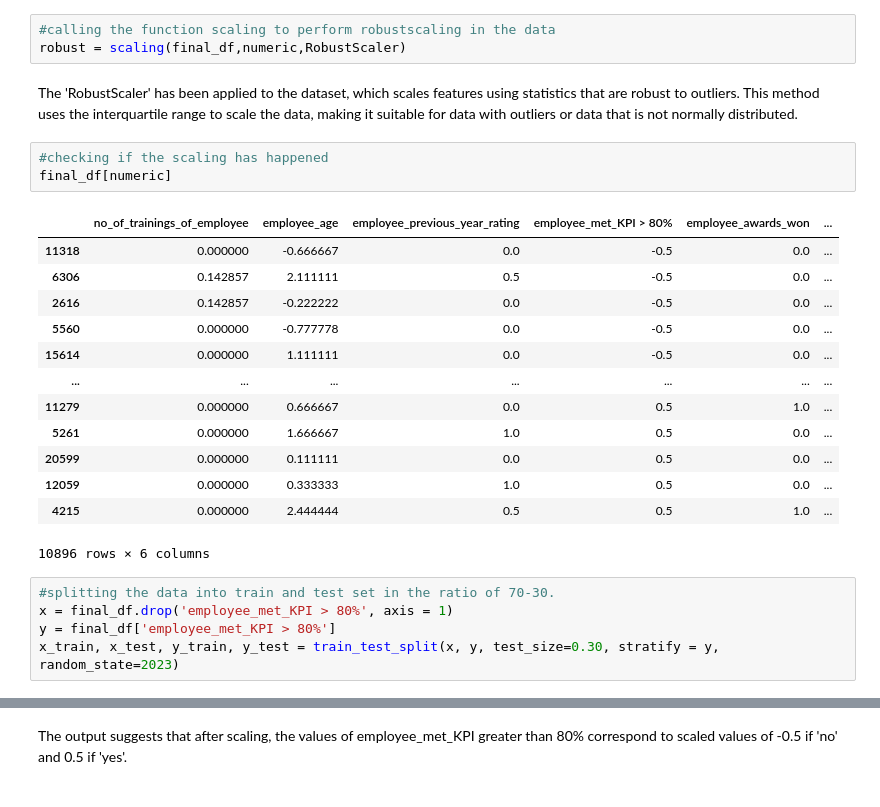
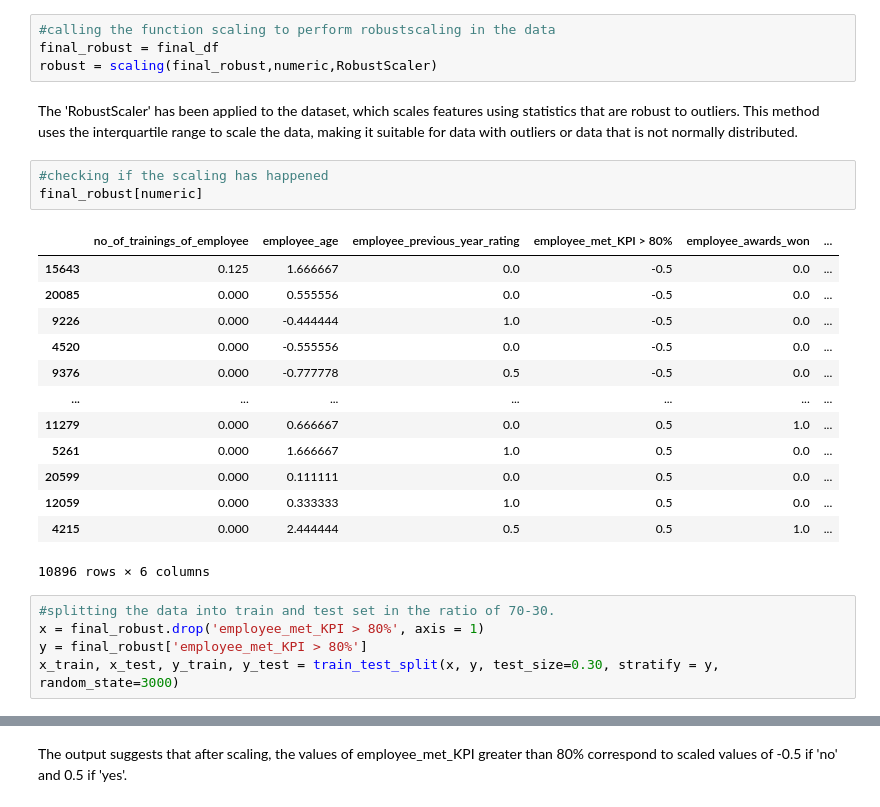
Before and after one commit to DipanshuKakshapati/Teach-For-India-Employee-Performance-Prediction-Tool, a Jupyter notebook: Component_4.ipynb, the cells around one changed output, grey strips where cells are left out. Cells and saved outputs as stored; diff of their text form.

```diff
--- a/Component_4.ipynb
+++ b/Component_4.ipynb
@@ -893,29 +937,30 @@ The model's accuracy on the test set is 69%, a slight decrease from the training
 ### RobustScaler
 # %%
 #calling the function scaling to perform robustscaling in the data
-robust = scaling(final_df,numeric,RobustScaler)
+final_robust = final_df
+robust = scaling(final_robust,numeric,RobustScaler)
 # %% [markdown]
 The 'RobustScaler' has been applied to the dataset, which scales features using statistics that are robust to outliers. This method uses the interquartile range to scale the data, making it suitable for data with outliers or data that is not normally distributed.
 # %%
 #checking if the scaling has happened
-final_df[numeric]
+final_robust[numeric]
 # %% [output]
 |  | no_of_trainings_of_employee | employee_age | employee_previous_year_rating | employee_met_KPI > 80% | employee_awards_won | ... |
-| 11318 | 0.000000 | -0.666667 | 0.0 | -0.5 | 0.0 | ... |
-| 6306 | 0.142857 | 2.111111 | 0.5 | -0.5 | 0.0 | ... |
-| 2616 | 0.142857 | -0.222222 | 0.0 | -0.5 | 0.0 | ... |
-| 5560 | 0.000000 | -0.777778 | 0.0 | -0.5 | 0.0 | ... |
-| 15614 | 0.000000 | 1.111111 | 0.0 | -0.5 | 0.0 | ... |
+| 15643 | 0.125 | 1.666667 | 0.0 | -0.5 | 0.0 | ... |
+| 20085 | 0.000 | 0.555556 | 0.0 | -0.5 | 0.0 | ... |
+| 9226 | 0.000 | -0.444444 | 1.0 | -0.5 | 0.0 | ... |
+| 4520 | 0.000 | -0.555556 | 0.0 | -0.5 | 0.0 | ... |
+| 9376 | 0.000 | -0.777778 | 0.5 | -0.5 | 0.0 | ... |
 | ... | ... | ... | ... | ... | ... | ... |
-| 11279 | 0.000000 | 0.666667 | 0.0 | 0.5 | 1.0 | ... |
-| 5261 | 0.000000 | 1.666667 | 1.0 | 0.5 | 0.0 | ... |
-| 20599 | 0.000000 | 0.111111 | 0.0 | 0.5 | 0.0 | ... |
-| 12059 | 0.000000 | 0.333333 | 1.0 | 0.5 | 0.0 | ... |
-| 4215 | 0.000000 | 2.444444 | 0.5 | 0.5 | 1.0 | ... |
+| 11279 | 0.000 | 0.666667 | 0.0 | 0.5 | 1.0 | ... |
+| 5261 | 0.000 | 1.666667 | 1.0 | 0.5 | 0.0 | ... |
+| 20599 | 0.000 | 0.111111 | 0.0 | 0.5 | 0.0 | ... |
+| 12059 | 0.000 | 0.333333 | 1.0 | 0.5 | 0.0 | ... |
+| 4215 | 0.000 | 2.444444 | 0.5 | 0.5 | 1.0 | ... |
 10896 rows × 6 columns
 # %%
 #splitting the data into train and test set in the ratio of 70-30.
-x = final_df.drop('employee_met_KPI > 80%', axis = 1)
-y = final_df['employee_met_KPI > 80%']
-x_train, x_test, y_train, y_test = train_test_split(x, y, test_size=0.30, stratify = y, random_state=2023)
+x = final_robust.drop('employee_met_KPI > 80%', axis = 1)
+y = final_robust['employee_met_KPI > 80%']
+x_train, x_test, y_train, y_test = train_test_split(x, y, test_size=0.30, stratify = y, random_state=3000)
 # %%
```
Also changed, not shown: parts of 59 cells of this notebook.
